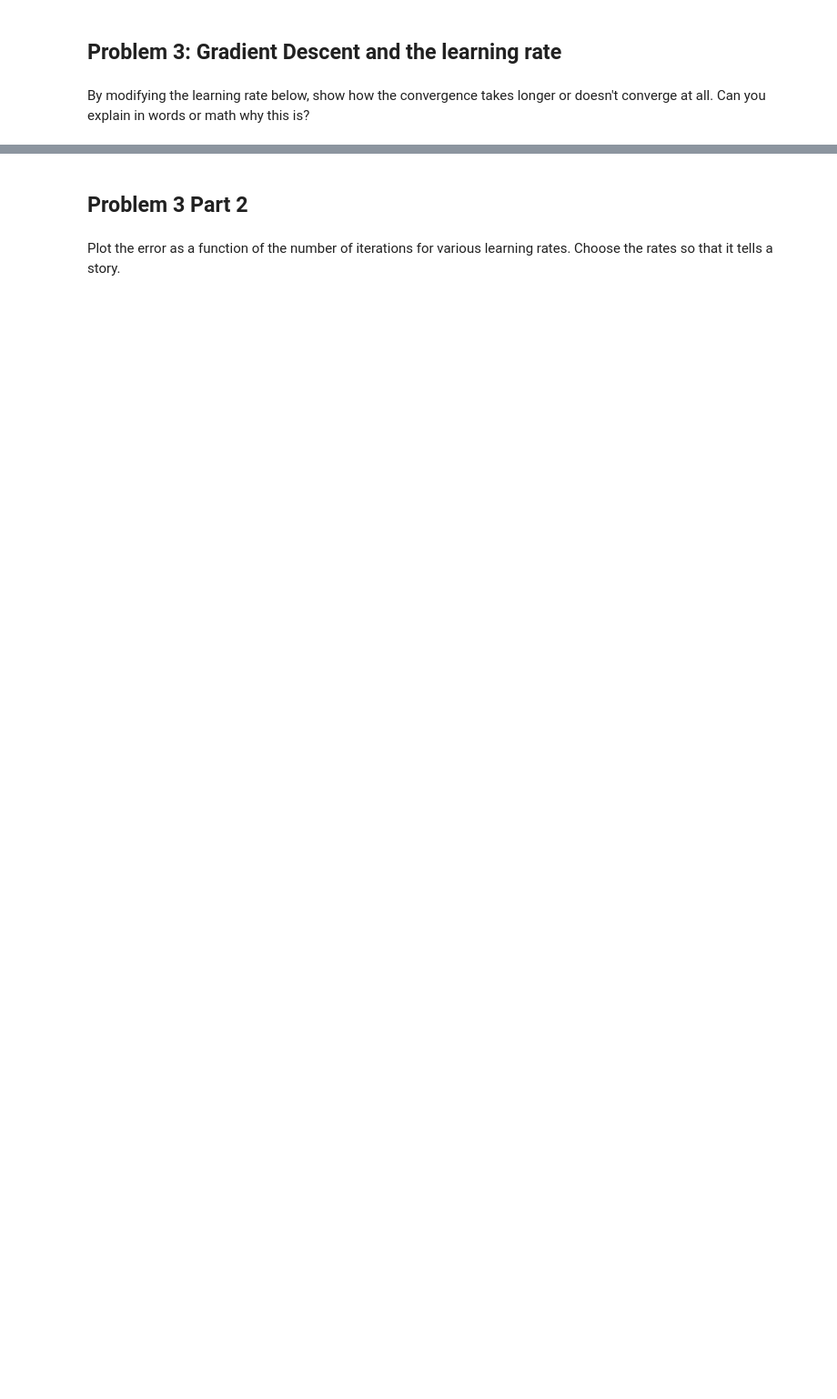
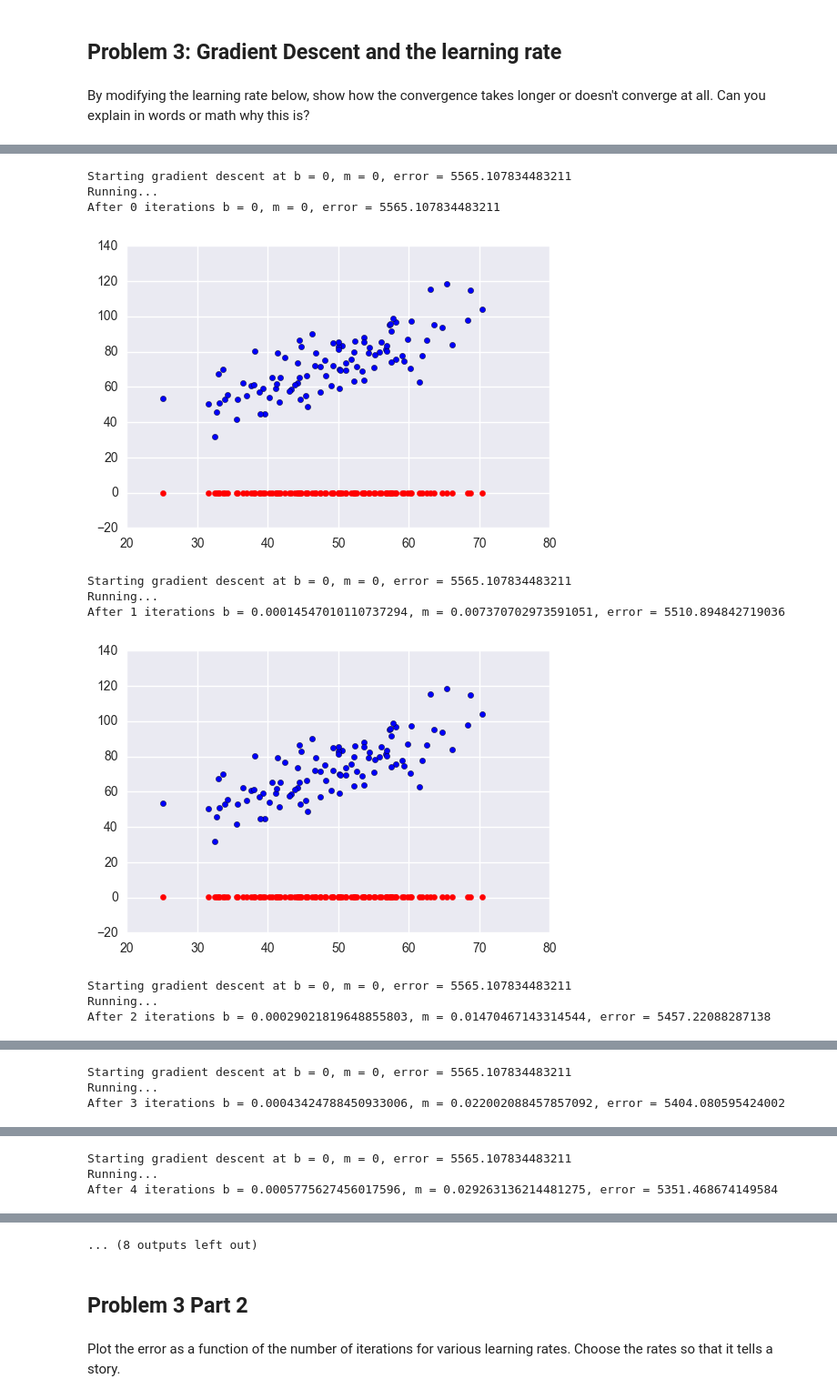
Before and after one commit to Columbia-Intro-Data-Science/python-introduction-radifi, a Jupyter notebook: Homework 1 - Github and Pandas-RachelField.ipynb, the cells around one changed output, grey strips where cells are left out. Shown at 91% size. Drawn from its saved outputs; the diff is of its cells as text; code cells hidden in the pictures; blank space fills up the shorter version.

```diff
--- a/Homework 1 - Github and Pandas-RachelField.ipynb
+++ b/Homework 1 - Github and Pandas-RachelField.ipynb
@@ -238,6 +372,18 @@ After 100 iterations b = 0.0350749705923, m = 1.47880271753, error = 112.6470566
 # %%
 # Use this to visually discuss convergence rate based on learning rate
 
-#for num in range(0,10):
-#    run(num)
-#    plt.show()
+for num in range(0,10):
+    run(num)
+    plt.show()
+# %% [output]
+Starting gradient descent at b = 0, m = 0, error = 5565.107834483211
+Running...
+After 0 iterations b = 0, m = 0, error = 5565.107834483211
+[figure, added]
+Starting gradient descent at b = 0, m = 0, error = 5565.107834483211
+Running...
+After 1 iterations b = 0.00014547010110737294, m = 0.007370702973591051, error = 5510.894842719036
+[figure, added]
+Starting gradient descent at b = 0, m = 0, error = 5565.107834483211
+Running...
+After 2 iterations b = 0.00029021819648855803, m = 0.01470467143314544, error = 5457.22088287138
@@ -243,0 +391,3 @@ After 100 iterations b = 0.0350749705923, m = 1.47880271753, error = 112.6470566
+Starting gradient descent at b = 0, m = 0, error = 5565.107834483211
+Running...
+After 3 iterations b = 0.00043424788450933006, m = 0.022002088457857092, error = 5404.080595424002
@@ -243,0 +395,3 @@ After 100 iterations b = 0.0350749705923, m = 1.47880271753, error = 112.6470566
+Starting gradient descent at b = 0, m = 0, error = 5565.107834483211
+Running...
+After 4 iterations b = 0.0005775627456017596, m = 0.029263136214481275, error = 5351.468674149584
@@ -244,3 +403,4 @@ After 100 iterations b = 0.0350749705923, m = 1.47880271753, error = 112.6470566
+... (8 outputs left out)
 # %% [markdown]
 ## Problem 3 Part 2
 # %% [markdown]
```
Also changed, not shown: parts of 28 cells of this notebook.
